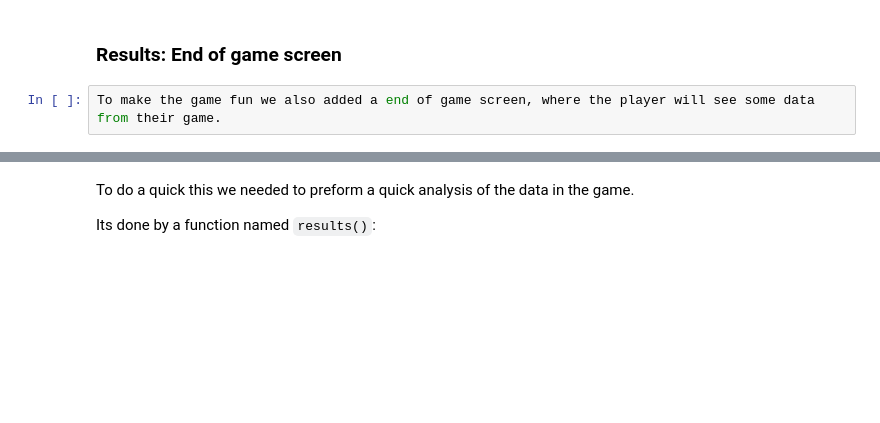
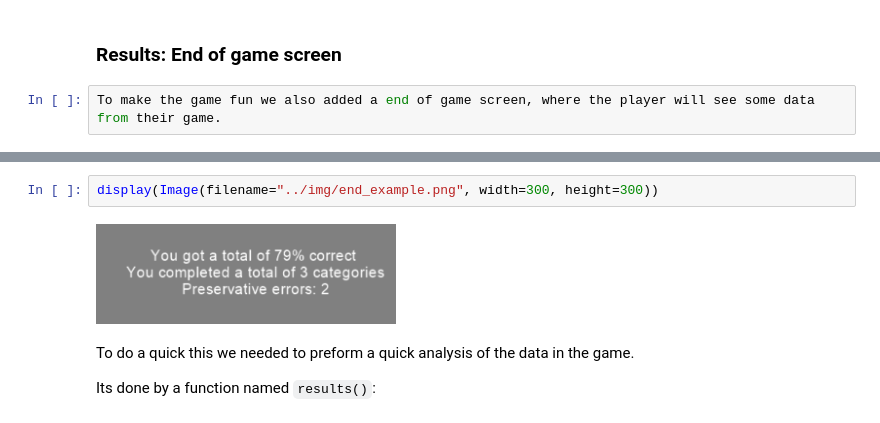
Before and after one commit to OttoKuosmanen/WCST, a Jupyter notebook: Exam/PsychoPy.ipynb, the cells around one changed output, grey strips where cells are left out. Drawn from its saved outputs; the diff is of its cells as text; blank space fills up the shorter version.

```diff
--- a/Exam/PsychoPy.ipynb
+++ b/Exam/PsychoPy.ipynb
@@ -546,3 +550,7 @@ To make the game fun we also added a end of game screen, where the player will s
+# %%
+display(Image(filename="../img/end_example.png", width=300, height=300))
+# %% [output]
+[figure, added]
 # %% [markdown]
 To do a quick this we needed to preform a quick analysis of the data in the game.
 
```
Also changed, not shown: parts of 5 cells of this notebook, 4 other files.
